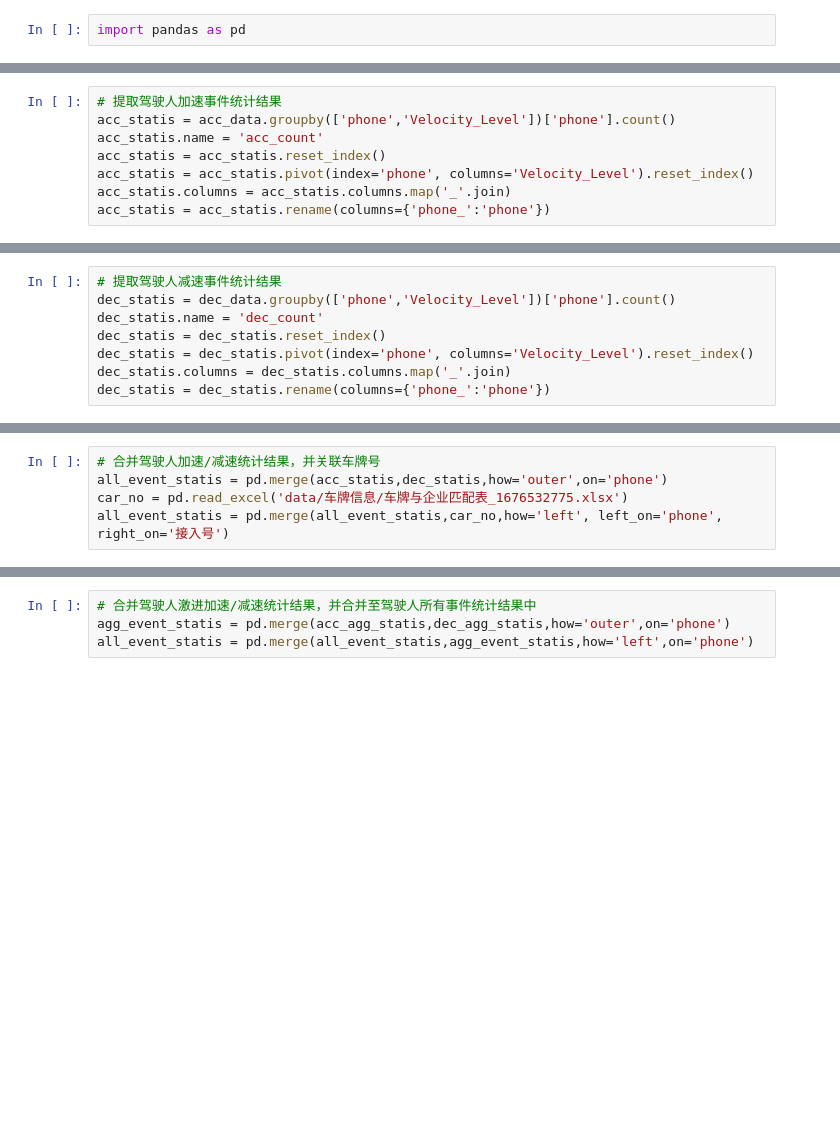
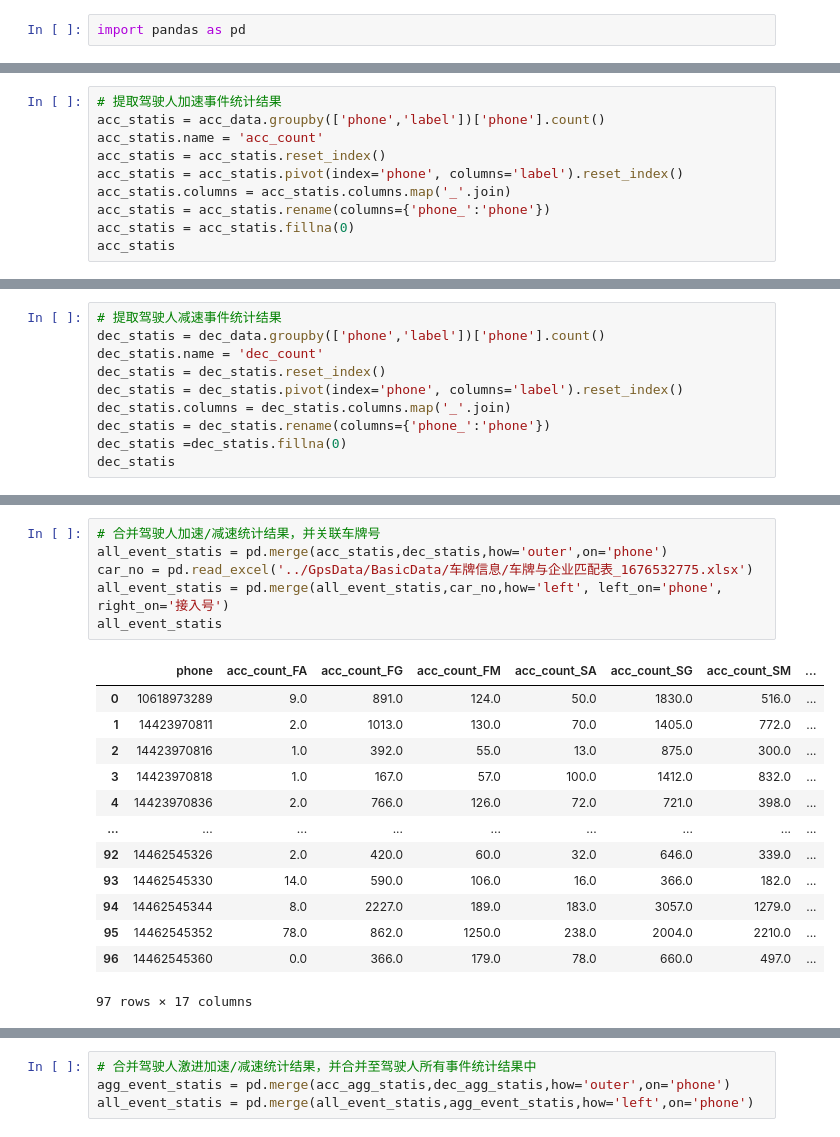
Before and after one commit to ZhangJianhua0728/GpsDataProcess, a Jupyter notebook: Main_激进加减速度事件统计.ipynb, the cells around one changed output, grey strips where cells are left out. Drawn from its saved outputs; the diff is of its cells as text; blank space fills up the shorter version.

```diff
--- a/Main_激进加减速度事件统计.ipynb
+++ b/Main_激进加减速度事件统计.ipynb
@@ -7,8 +7,10 @@ dec_data = pd.read_csv('./事件聚类/减速事件_dec指标_聚类结果.csv')
 # %%
 # 提取驾驶人加速事件统计结果
-acc_statis = acc_data.groupby(['phone','Velocity_Level'])['phone'].count()
+acc_statis = acc_data.groupby(['phone','label'])['phone'].count()
 acc_statis.name = 'acc_count'
 acc_statis = acc_statis.reset_index()
-acc_statis = acc_statis.pivot(index='phone', columns='Velocity_Level').reset_index()
+acc_statis = acc_statis.pivot(index='phone', columns='label').reset_index()
 acc_statis.columns = acc_statis.columns.map('_'.join)
 acc_statis = acc_statis.rename(columns={'phone_':'phone'})
+acc_statis = acc_statis.fillna(0)
+acc_statis
@@ -15,8 +31,10 @@ acc_statis = acc_statis.rename(columns={'phone_':'phone'})
 # %%
 # 提取驾驶人减速事件统计结果
-dec_statis = dec_data.groupby(['phone','Velocity_Level'])['phone'].count()
+dec_statis = dec_data.groupby(['phone','label'])['phone'].count()
 dec_statis.name = 'dec_count'
 dec_statis = dec_statis.reset_index()
-dec_statis = dec_statis.pivot(index='phone', columns='Velocity_Level').reset_index()
+dec_statis = dec_statis.pivot(index='phone', columns='label').reset_index()
 dec_statis.columns = dec_statis.columns.map('_'.join)
 dec_statis = dec_statis.rename(columns={'phone_':'phone'})
+dec_statis =dec_statis.fillna(0)
+dec_statis
@@ -23,7 +55,22 @@ dec_statis = dec_statis.rename(columns={'phone_':'phone'})
 # %%
 # 合并驾驶人加速/减速统计结果，并关联车牌号
 all_event_statis = pd.merge(acc_statis,dec_statis,how='outer',on='phone')
-car_no = pd.read_excel('data/车牌信息/车牌与企业匹配表_1676532775.xlsx')
+car_no = pd.read_excel('../GpsData/BasicData/车牌信息/车牌与企业匹配表_1676532775.xlsx')
 all_event_statis = pd.merge(all_event_statis,car_no,how='left', left_on='phone', right_on='接入号')
+all_event_statis
+# %% [output]
+|  | phone | acc_count_FA | acc_count_FG | acc_count_FM | acc_count_SA | acc_count_SG | acc_count_SM | ... |
+| 0 | 10618973289 | 9.0 | 891.0 | 124.0 | 50.0 | 1830.0 | 516.0 | ... |
+| 1 | 14423970811 | 2.0 | 1013.0 | 130.0 | 70.0 | 1405.0 | 772.0 | ... |
+| 2 | 14423970816 | 1.0 | 392.0 | 55.0 | 13.0 | 875.0 | 300.0 | ... |
+| 3 | 14423970818 | 1.0 | 167.0 | 57.0 | 100.0 | 1412.0 | 832.0 | ... |
+| 4 | 14423970836 | 2.0 | 766.0 | 126.0 | 72.0 | 721.0 | 398.0 | ... |
+| ... | ... | ... | ... | ... | ... | ... | ... | ... |
+| 92 | 14462545326 | 2.0 | 420.0 | 60.0 | 32.0 | 646.0 | 339.0 | ... |
+| 93 | 14462545330 | 14.0 | 590.0 | 106.0 | 16.0 | 366.0 | 182.0 | ... |
+| 94 | 14462545344 | 8.0 | 2227.0 | 189.0 | 183.0 | 3057.0 | 1279.0 | ... |
+| 95 | 14462545352 | 78.0 | 862.0 | 1250.0 | 238.0 | 2004.0 | 2210.0 | ... |
+| 96 | 14462545360 | 0.0 | 366.0 | 179.0 | 78.0 | 660.0 | 497.0 | ... |
+97 rows × 17 columns
 # %%
 # 提取激进加速/减速事件
```
Also changed, not shown: parts of 17 cells of this notebook, 2 other files.
